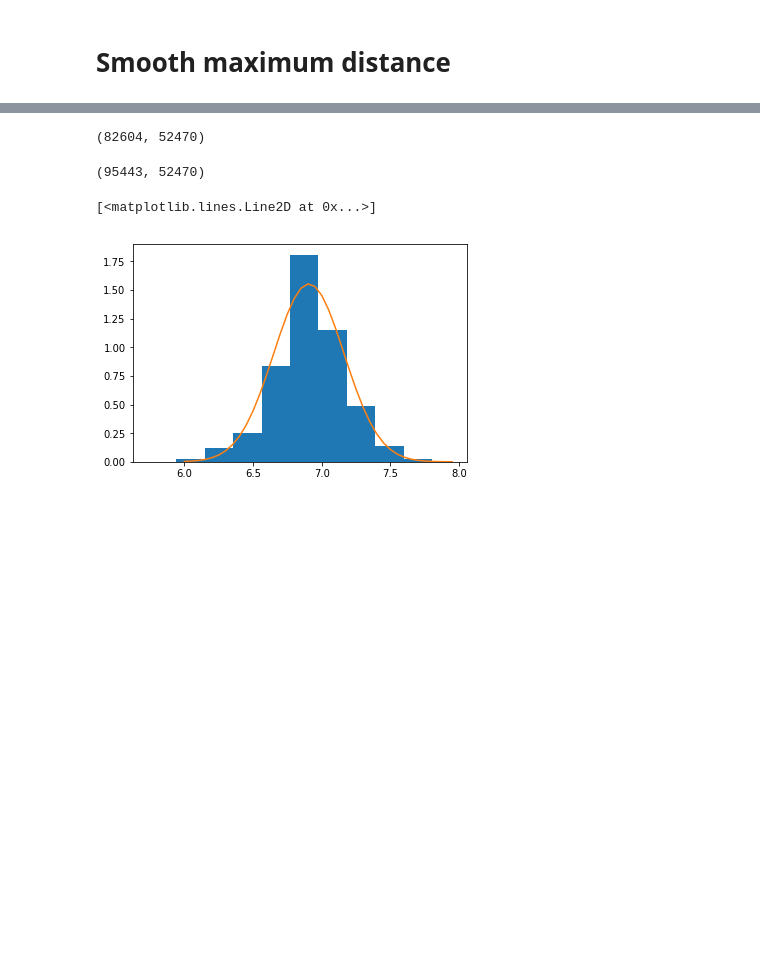
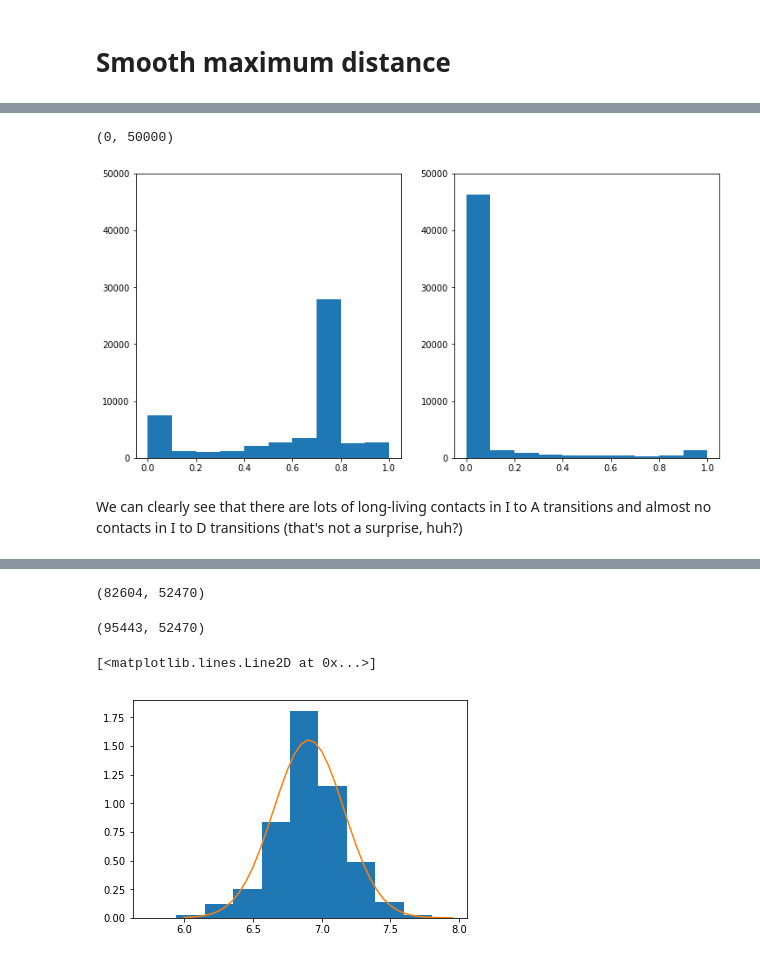
Before and after one commit to artemkondyukov/catch_bonds, a Jupyter notebook: notebooks/AssociationNucleus_1sq0.ipynb, the cells around one changed output, grey strips where cells are left out. Drawn from its saved outputs; the diff is of its cells as text; code cells hidden in the pictures; blank space fills up the shorter version.

```diff
--- a/notebooks/AssociationNucleus_1sq0.ipynb
+++ b/notebooks/AssociationNucleus_1sq0.ipynb
@@ -318,0 +324,35 @@ for f in range(21):
+# %%
+I_to_D_frames = []
+
+for force in range(21):
+    for rep in range(10):
+        convolved = scipy.signal.convolve(classified[force, rep], np.array([1, 2])) == 5
+        I_to_D_frames.extend([(rep, force, i) for i in np.where(convolved)[0]])
+# %%
+I_to_A_frames = []
+
+for force in range(21):
+    for rep in range(10):
+        convolved = scipy.signal.convolve(classified[force, rep], np.array([1, -1])) == 1
+        I_to_A_frames.extend([(rep, force, i) for i in np.where(convolved)[0]])
+# %%
+I_to_A_dists = whole_arr[list(zip(*I_to_A_frames))]
+I_to_A_contacts = I_to_A_dists <= 4.5
+
+I_to_D_dists = whole_arr[list(zip(*I_to_D_frames))]
+I_to_D_contacts = I_to_D_dists <= 4.5
+# %%
+fig = plt.figure(figsize=(12, 6))
+
+ax = fig.add_subplot(1, 2, 1)
+ax.hist(I_to_A_contacts.mean(axis=0))
+ax.set_ylim(0, 50000)
+
+ax = fig.add_subplot(1, 2, 2)
+ax.hist(I_to_D_contacts.mean(axis=0))
+ax.set_ylim(0, 50000)
+# %% [output]
+(0, 50000)
+[figure, added]
+# %% [markdown]
+We can clearly see that there are lots of long-living contacts in I to A transitions and almost no contacts in I to D transitions (that's not a surprise, huh?)
```
Also changed, not shown: parts of 14 cells of this notebook.
